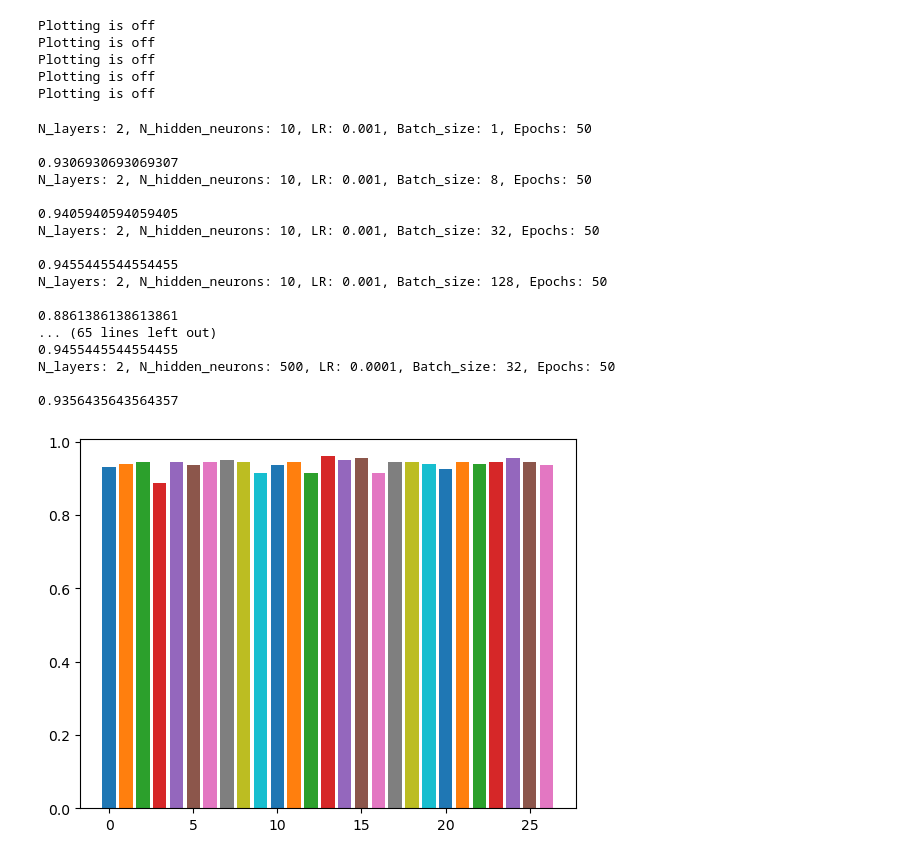
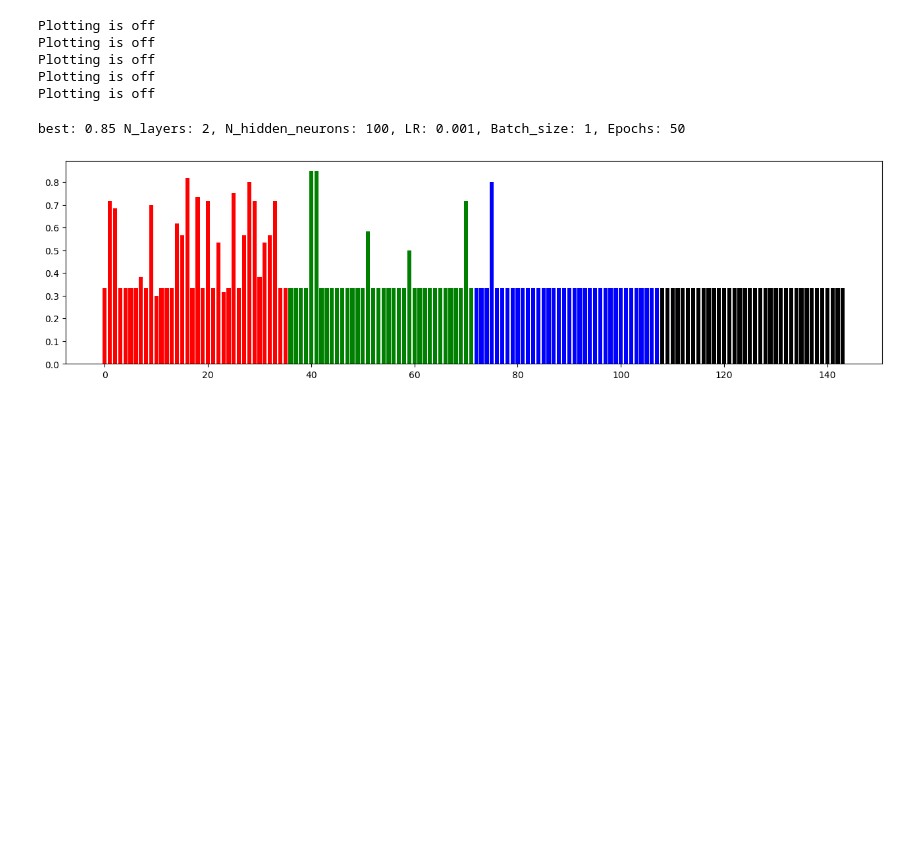
Before and after one commit to Borzoneg/Identity-recognition-from-audio, a Jupyter notebook: src/main.ipynb, the cells around one changed output. Saved outputs shown, nothing was run; the diff lists cells and outputs as text; code cells hidden in the pictures; blank space fills up the shorter version.

Commit message:
plot

```diff
--- a/src/main.ipynb
+++ b/src/main.ipynb
@@ -696,50 +696,46 @@ Plotting is off
 Plotting is off
 Plotting is off
 # %%
-file_name = '../output/results_short_hyp_MLP.txt'
+file_name = '../output/results_long_hyp_MLP.txt'
 # folder_name += '_' + str(round(random.random()*1e4)) + '/'
 test_acc = {}
 # os.mkdir(folder_name)
 with open(file_name) as  f:
     lines = f.readlines()
     for i in range(len(lines)):
         line_list = lines[i].split(":")
         if len(line_list) == 6:
             # fig = plt.figure(figsize=(8, 4))
             title_str = lines[i]
             title_str = lines[i].replace('\n', '').replace('Norm', '').replace('Feature', '').replace(':', '_').replace(',', '_').replace(' ', '')
             # fig.suptitle(title_str)
 
             train_losses = np.array(lines[i+1].split(':')[1].replace('[', '').replace(']', '').replace(' ', '').replace('\n', '').split(',')).astype(float)
             train_accuracies = np.array(lines[i+2].split(':')[1].replace('[', '').replace(']', '').replace(' ', '').replace('\n', '').split(',')).astype(float)
             valid_losses = np.array(lines[i+3].split(':')[1].replace('[', '').replace(']', '').replace(' ', '').replace('\n', '').split(',')).astype(float)
             valid_accuracies = np.array(lines[i+4].split(':')[1].replace('[', '').replace(']', '').replace(' ', '').replace('\n', '').split(',')).astype(float)
             test_acc[lines[i]] = float(lines[i+5].split(':')[1])
             test_acc_line =np.full((valid_losses.shape), test_acc[lines[i]])
             i += 6
     i = 0
+    max_v = 0
+    fig = plt.figure(figsize=(16,4))
+    hidden_neurons = {10:'red', 100:'green', 500:'blue', 1000:'black'}
+    learning_rates = {0.01:'red', 0.001:'green', 0.0001: 'blue'}
+    batch_sizes = {1: 'red', 8: 'green', 32: 'blue', 128: 'black'}
+    n_layers = {2: 'red', 4: 'green', 6: 'blue'}
     for net in test_acc:
-        if test_acc[net] > 0.6:
-            print(net)
-            plt.bar(i, test_acc[net])
+        layers = int(net.split(',')[0].split(':')[1].replace(' ', ''))
+        neurons = int(net.split(',')[1].split(':')[1].replace(' ', ''))
+        lr = float(net.split(',')[2].split(':')[1].replace(' ', ''))
+        batch_size = int(net.split(',')[3].split(':')[1].replace(' ', ''))
+        if test_acc[net] > .0:
+            plt.bar(i, (test_acc[net]), color=hidden_neurons[neurons])
             i+=1
-            print(test_acc[net])
+        if float(test_acc[net]) > max_v:
+            max_v = test_acc[net]
+            best_net = net
+    print("best:", test_acc[best_net], best_net)
 # %% [output]
-N_layers: 2, N_hidden_neurons: 10, LR: 0.001, Batch_size: 1, Epochs: 50
-
-0.9306930693069307
-N_layers: 2, N_hidden_neurons: 10, LR: 0.001, Batch_size: 8, Epochs: 50
-
-0.9405940594059405
-N_layers: 2, N_hidden_neurons: 10, LR: 0.001, Batch_size: 32, Epochs: 50
-
-0.9455445544554455
-N_layers: 2, N_hidden_neurons: 10, LR: 0.001, Batch_size: 128, Epochs: 50
-
-0.8861386138613861
-... (65 lines left out)
-0.9455445544554455
-N_layers: 2, N_hidden_neurons: 500, LR: 0.0001, Batch_size: 32, Epochs: 50
-
-0.9356435643564357
+best: 0.85 N_layers: 2, N_hidden_neurons: 100, LR: 0.001, Batch_size: 1, Epochs: 50
-[figure, old version]
+[figure, new version]
```
Also changed, not shown: 43 other files.
